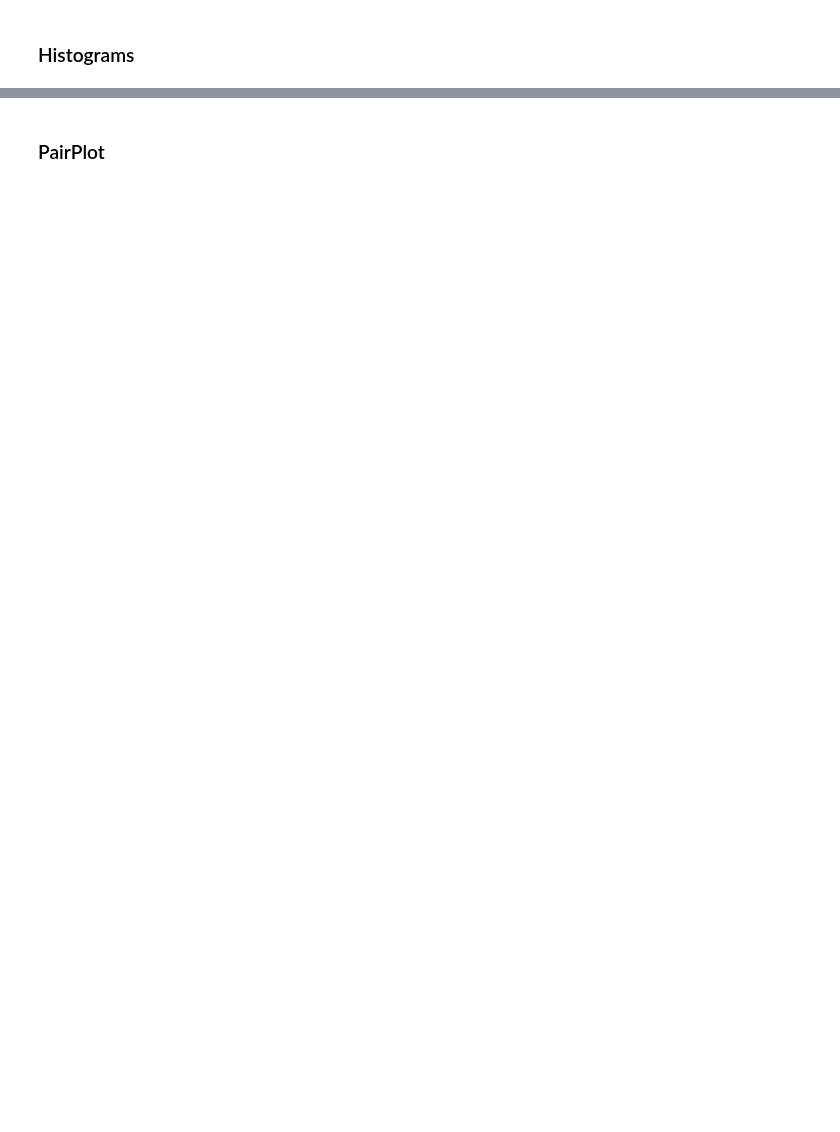
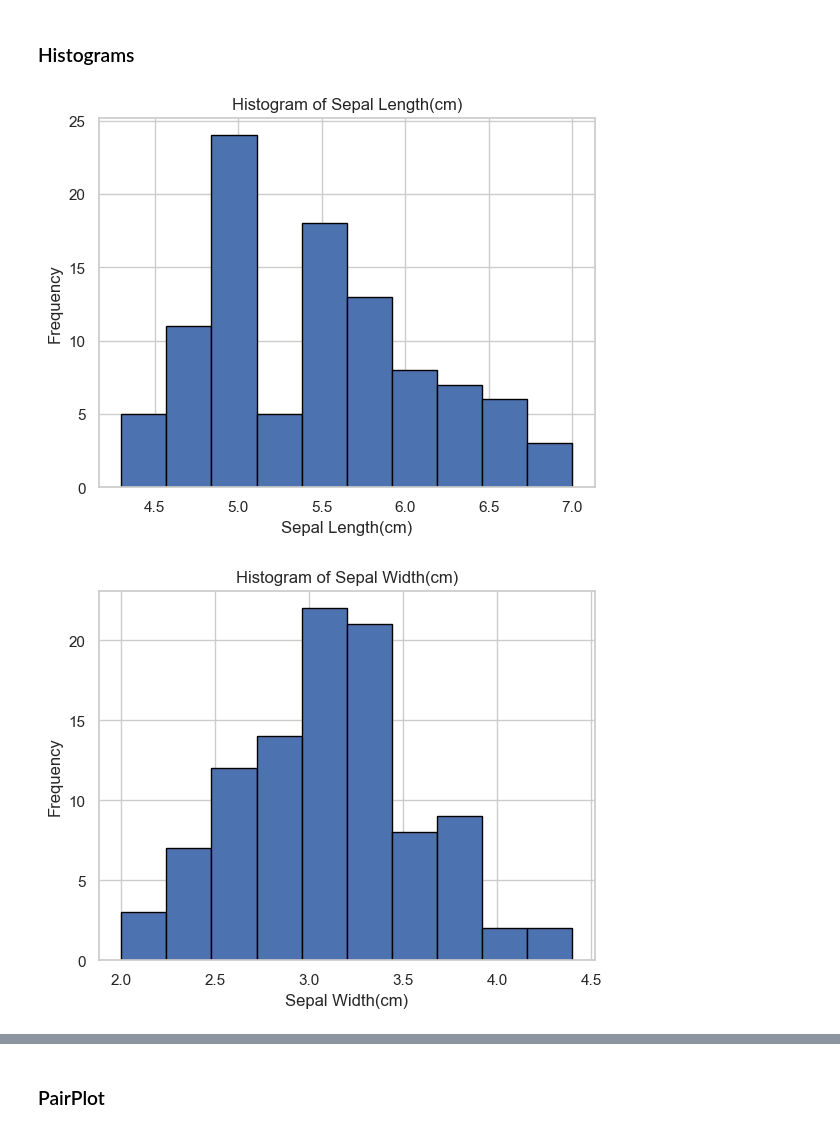
Before and after one commit to ExusBurn/MLStuff, a Jupyter notebook: IrisClassification/IrisClassification.ipynb, the cells around one changed output, grey strips where cells are left out. Drawn from its saved outputs; the diff is of its cells as text; code cells hidden in the pictures; blank space fills up the shorter version.

```diff
--- a/IrisClassification/IrisClassification.ipynb
+++ b/IrisClassification/IrisClassification.ipynb
@@ -43,2 +56,43 @@ df.head()
 # %% [markdown]
 ### Histograms
+# %%
+#Purpose of Histograms is to visualize the distribution of each feature in the dataset.
+# Do features have similar scales?
+# Are they normally distributed?
+# Are there any strange spikes, gaps, or outliers?
+#Here, they don't seem to have similar scales, SVM and Kmeans cluster would be a inefficient
+import matplotlib.pyplot as plt
+import seaborn as sns #Library for statistical data visualization
+
+sns.set(style="whitegrid")  # Set the style of seaborn plots
+
+#Only numerical features:
+df_features = df.iloc[:,:-1]
+df_features.head()
+#Now, Histogram of SepalLengthCm
+plt.hist(df_features['SepalLengthCm'],bins=10, edgecolor='black')
+plt.title('Histogram of Sepal Length(cm)')
+plt.xlabel('Sepal Length(cm)')
+plt.ylabel('Frequency')
+plt.show()
+#Now, Histogram of SepalWidthCm
+plt.hist(df_features['SepalWidthCm'],bins=10, edgecolor='black')
+plt.title('Histogram of Sepal Width(cm)')
+plt.xlabel('Sepal Width(cm)')
+plt.ylabel('Frequency')
+plt.show()
+#Now, Histogram of PetalLengthCm
+plt.hist(df_features['PetalLengthCm'],bins=10, edgecolor='black')
+plt.title('Histogram of PetalLength(cm)')
+plt.xlabel('PetalLengthCm')
+plt.ylabel('Frequency')
+plt.show()
+#Now, Histogram of PetalWidthCm
+plt.hist(df_features['PetalWidthCm'],bins=10, edgecolor='black')
+plt.title('Histogram of PetalWidthCm')
+plt.xlabel('PetalWidthCm')
+plt.ylabel('Frequency')
+plt.show()
+# %% [output]
+[figure, added]
+[figure, added]
```
Also changed, not shown: parts of 18 cells of this notebook, 1 other file.
